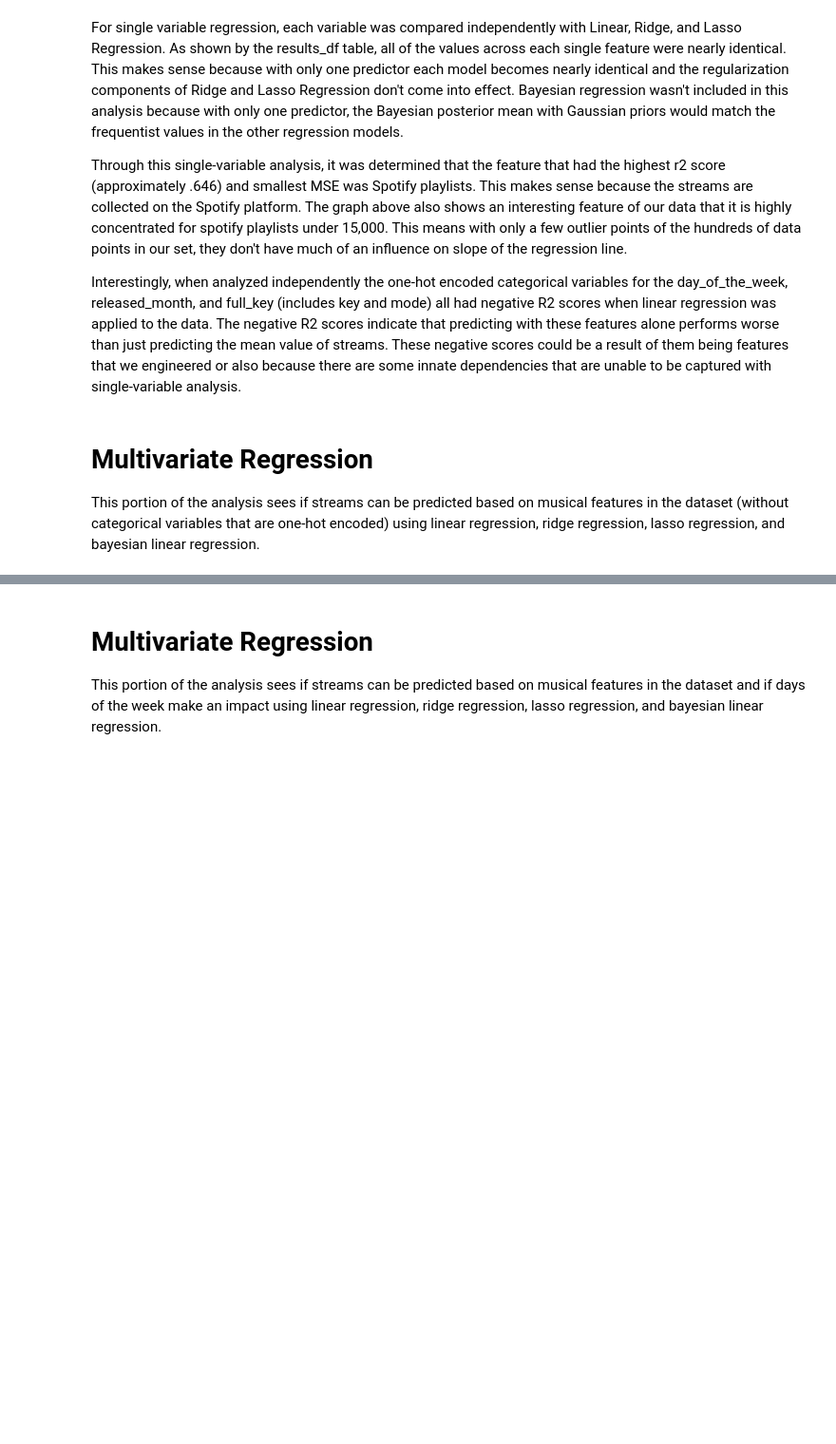
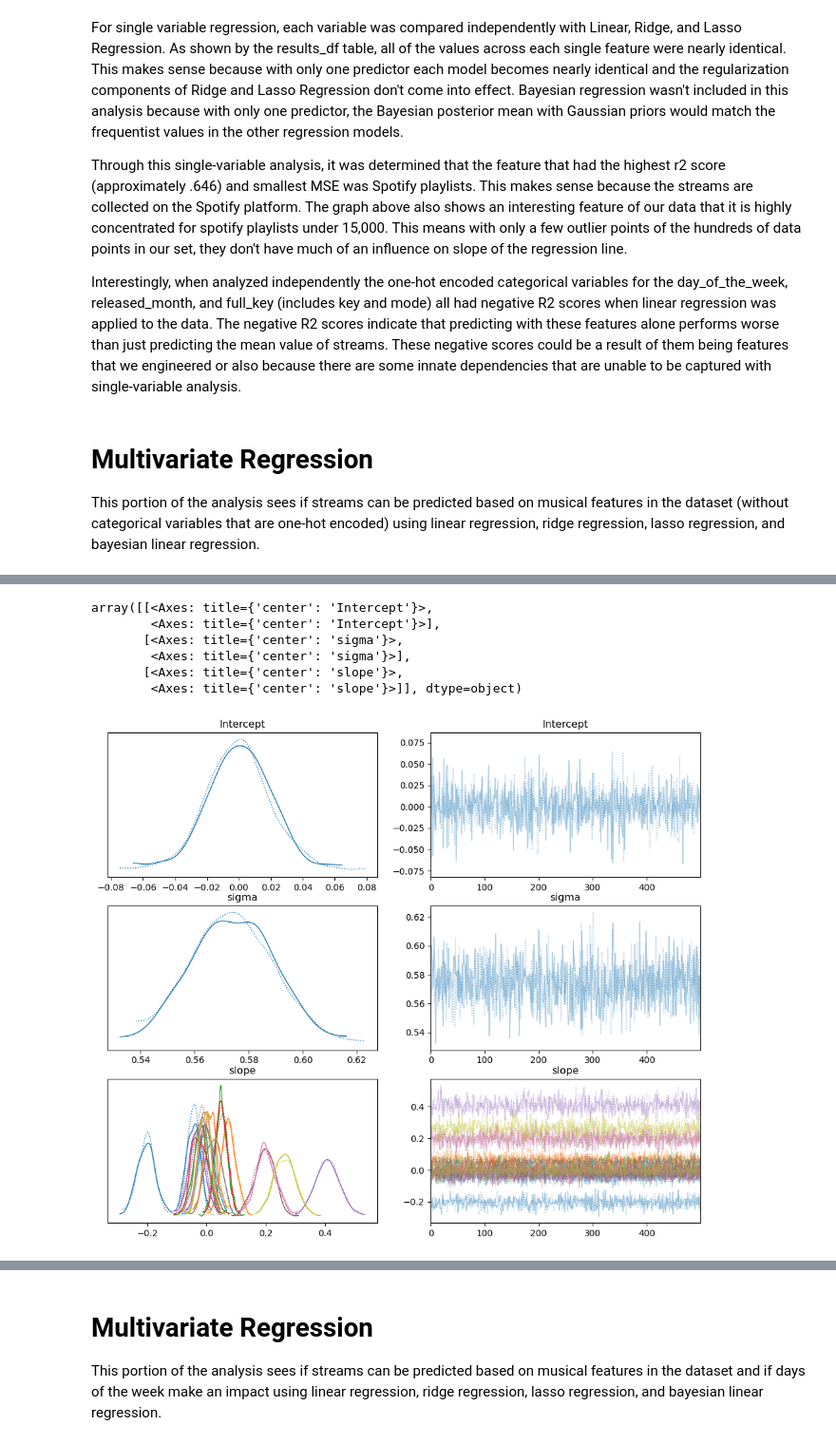
Before and after one commit to bottleyearold/Probabilistic-Machine-Learning-Football-Project, a Jupyter notebook: project_code.ipynb, the cells around one changed output, grey strips where cells are left out. Shown at 95% size. Cells and saved outputs as stored; diff of their text form; code cells hidden in the pictures; blank space fills up the shorter version.

```diff
--- a/project_code.ipynb
+++ b/project_code.ipynb
@@ -333,0 +454,16 @@ This portion of the analysis sees if streams can be predicted based on musical f
+# %%
+with pm.Model(coords={"predictors": x_mvar_numeric.columns.values}) as multivar_bad_model:  #model specifications in PyMC are wrapped in a with-statement
+    #define priors like equation 5.56 in textbook (non-informative)
+    sigma = pm.HalfFlat("sigma")
+
+    intercept = pm.Flat("Intercept")
+    slope = pm.Flat("slope", dims="predictors")
+
+    mu = intercept + pm.math.dot(x_mvar_numeric.values, slope)
+
+    likelihood = pm.Normal(
+        "streams",
+        mu=mu,
+        sigma=sigma,
+        observed=y.values
+    )
@@ -333,0 +545,3 @@ This portion of the analysis sees if streams can be predicted based on musical f
+# %%
+with multivar_weak_model:
+    sample=pm.sample(random_seed=42,chains=2,draws=500,tune=500,cores=4)
@@ -333,0 +557,10 @@ This portion of the analysis sees if streams can be predicted based on musical f
+# %%
+az.plot_trace(sample, var_names=["Intercept", "sigma", "slope"],figsize=(12,10))
+# %% [output]
+array([[<Axes: title={'center': 'Intercept'}>,
+        <Axes: title={'center': 'Intercept'}>],
+       [<Axes: title={'center': 'sigma'}>,
+        <Axes: title={'center': 'sigma'}>],
+       [<Axes: title={'center': 'slope'}>,
+        <Axes: title={'center': 'slope'}>]], dtype=object)
+[figure, added]
```
Also changed, not shown: parts of 22 cells of this notebook.
